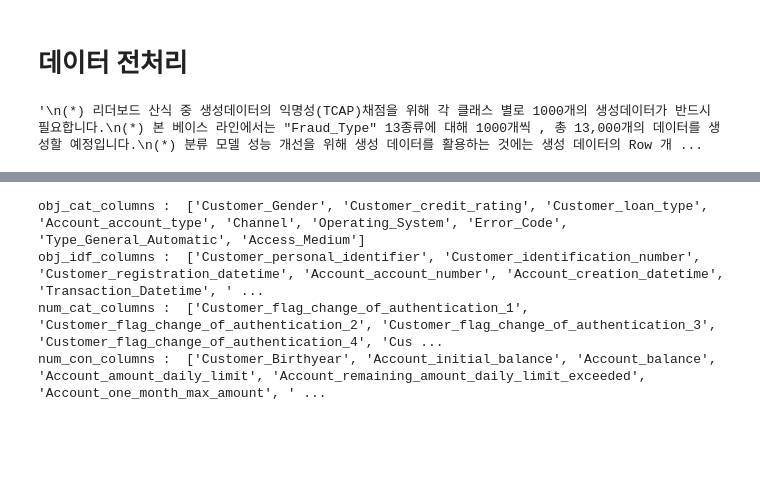
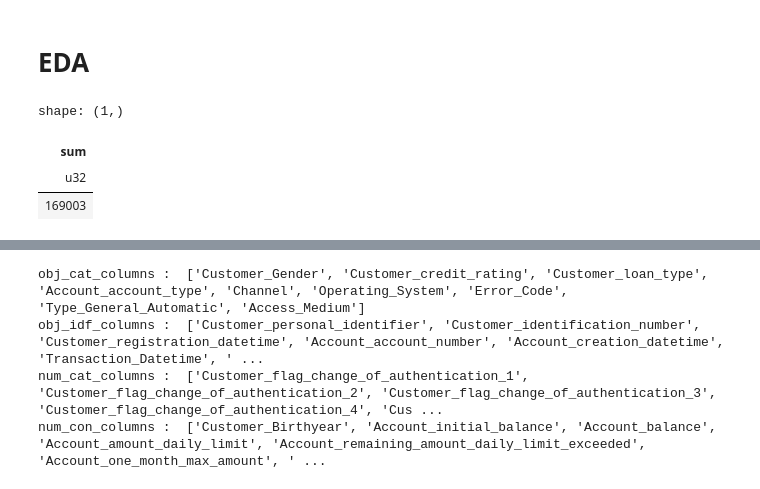
Before and after one commit to linusms/Dacon, a Jupyter notebook: 2024 생명연구자원 AI활용 경진대회/biology_EDA.ipynb, the cells around one changed output, grey strips where cells are left out. Cells and saved outputs as stored; diff of their text form; code cells hidden in the pictures; blank space fills up the shorter version.

```diff
--- a/2024 생명연구자원 AI활용 경진대회/biology_EDA.ipynb
+++ b/2024 생명연구자원 AI활용 경진대회/biology_EDA.ipynb
@@ -34,16 +28,18 @@ from sdv.evaluation.single_table import evaluate_quality
 # To ignore all warnings
 import warnings
 warnings.filterwarnings('ignore')
-# %% [markdown]
-# 데이터 전처리
-# %%
-
-# 생성 🏭
-# Load Data
-train_all = pd.read_csv("./train.csv")
-test_all = pd.read_csv("./test.csv")
-train = train_all.drop(columns="ID")
-train["Fraud_Type"].value_counts()
-# %% [output]
-'\n(*) 리더보드 산식 중 생성데이터의 익명성(TCAP)채점을 위해 각 클래스 별로 1000개의 생성데이터가 반드시 필요합니다.\n(*) 본 베이스 라인에서는 "Fraud_Type" 13종류에 대해 1000개씩 , 총 13,000개의 데이터를 생성할 예정입니다.\n(*) 분류 모델 성능 개선을 위해 생성 데이터를 활용하는 것에는 생성 데이터의 Row 개 ...
+# %% [markdown]
+# EDA
+# %%
+train_all=pl.read_csv('./train.csv')
+train_all=pl.read_csv('./test.csv')
+# %%
+train_nu=train_all.approx_n_unique()
+# %%
+train_nu.select(pl.all().exclude('ID')).sum(axis=1)
+# %% [output]
+shape: (1,)
+| sum |
+| u32 |
+| 169003 |
 # %%
```
Also changed, not shown: parts of 4 cells of this notebook.
